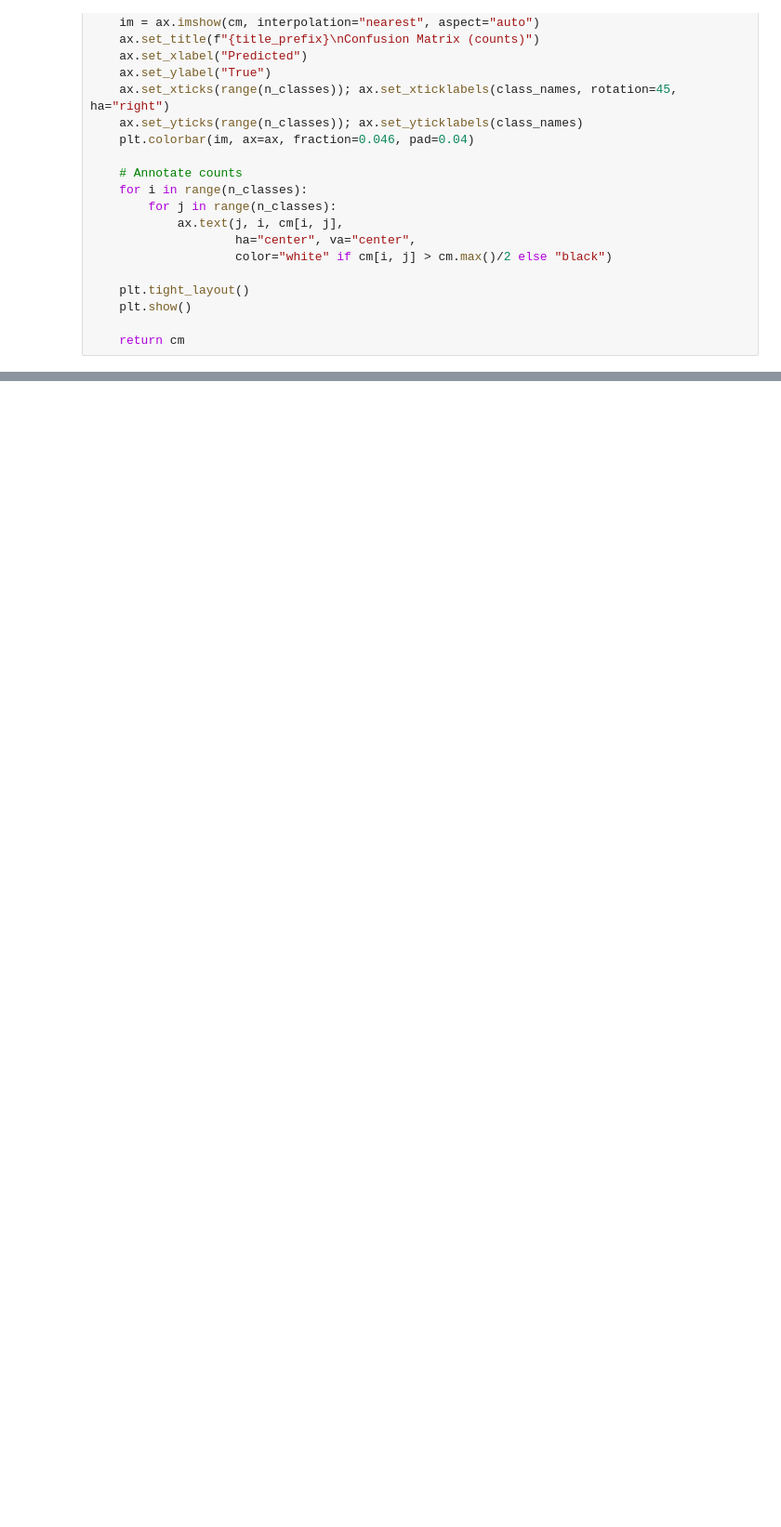
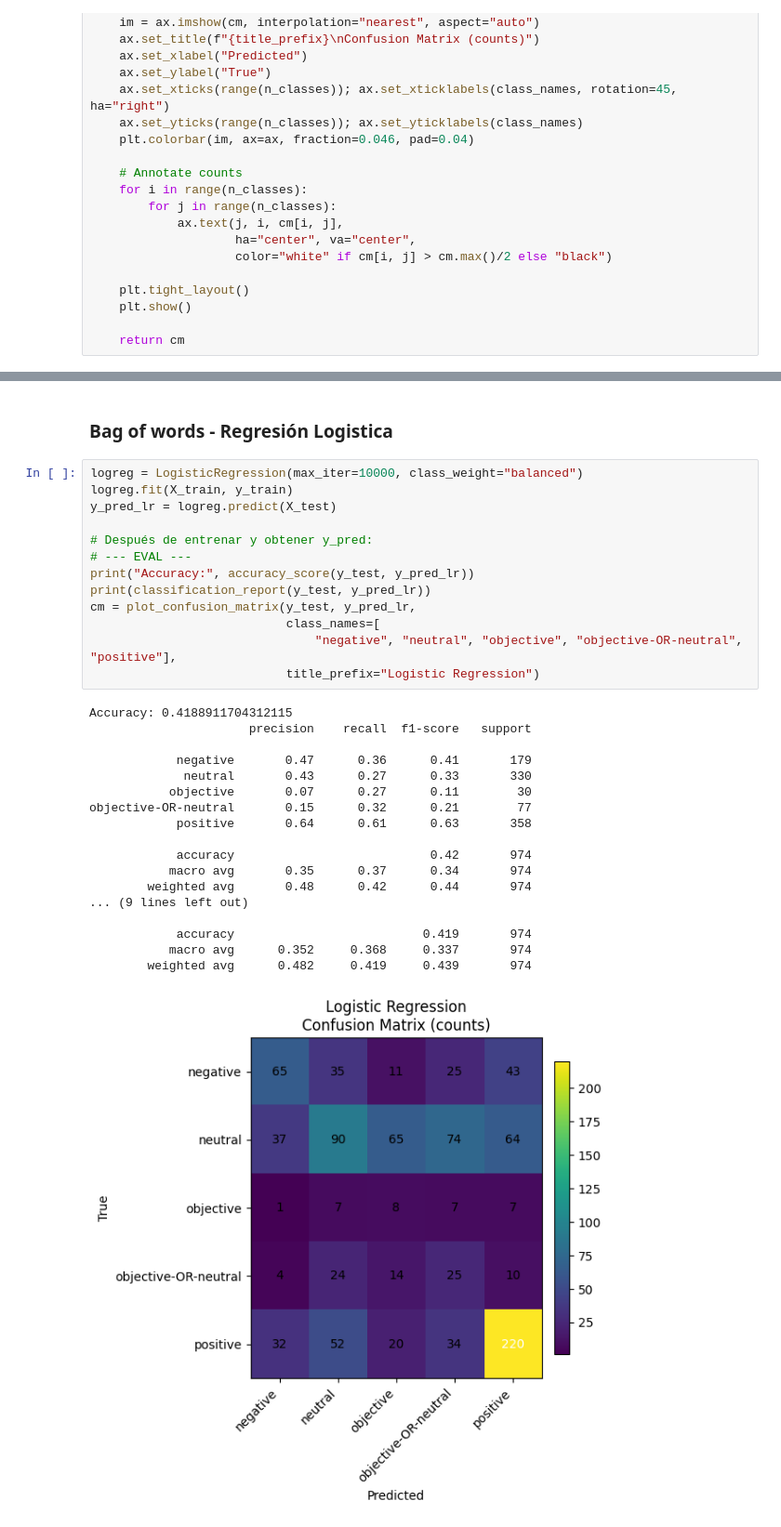
Before and after one commit to RicardoCalvoP/TC3007C, a Jupyter notebook: NaturalLanguageProcessing/Tarea_2.ipynb, the cells around one changed output, grey strips where cells are left out. Shown at 93% size. Saved outputs shown, nothing was run; the diff lists cells and outputs as text; blank space fills up the shorter version.

```diff
--- a/NaturalLanguageProcessing/Tarea_2.ipynb
+++ b/NaturalLanguageProcessing/Tarea_2.ipynb
@@ -435,0 +542,34 @@ Estos clasificadores se eligieron porque son modelos ampliamente utilizados en t
+# %% [markdown]
+### Bag of words - Regresión Logistica
+# %%
+logreg = LogisticRegression(max_iter=10000, class_weight="balanced")
+logreg.fit(X_train, y_train)
+y_pred_lr = logreg.predict(X_test)
+
+# Después de entrenar y obtener y_pred:
+# --- EVAL ---
+print("Accuracy:", accuracy_score(y_test, y_pred_lr))
+print(classification_report(y_test, y_pred_lr))
+cm = plot_confusion_matrix(y_test, y_pred_lr,
+                           class_names=[
+                               "negative", "neutral", "objective", "objective-OR-neutral", "positive"],
+                           title_prefix="Logistic Regression")
+# %% [output]
+Accuracy: 0.4188911704312115
+                      precision    recall  f1-score   support
+
+            negative       0.47      0.36      0.41       179
+             neutral       0.43      0.27      0.33       330
+           objective       0.07      0.27      0.11        30
+objective-OR-neutral       0.15      0.32      0.21        77
+            positive       0.64      0.61      0.63       358
+
+            accuracy                           0.42       974
+           macro avg       0.35      0.37      0.34       974
+        weighted avg       0.48      0.42      0.44       974
+... (9 lines left out)
+
+            accuracy                          0.419       974
+           macro avg      0.352     0.368     0.337       974
+        weighted avg      0.482     0.419     0.439       974
+[figure, added]
```
Also changed, not shown: parts of 96 cells of this notebook.
